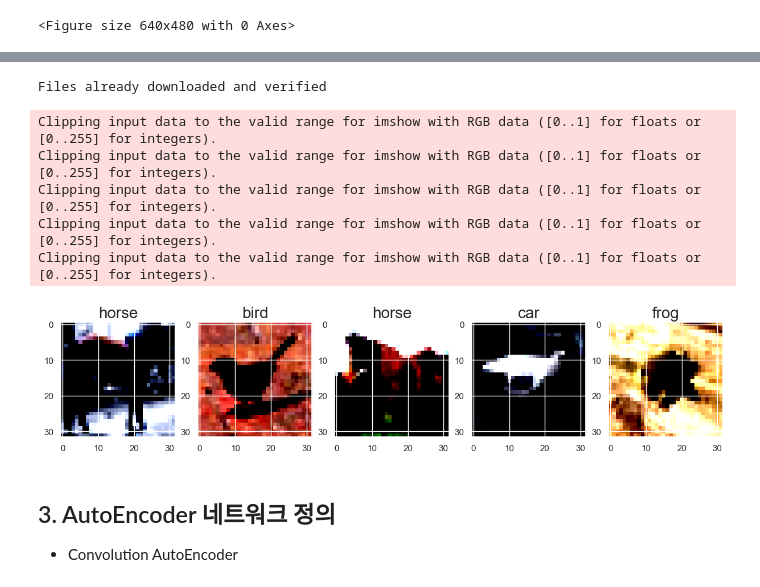
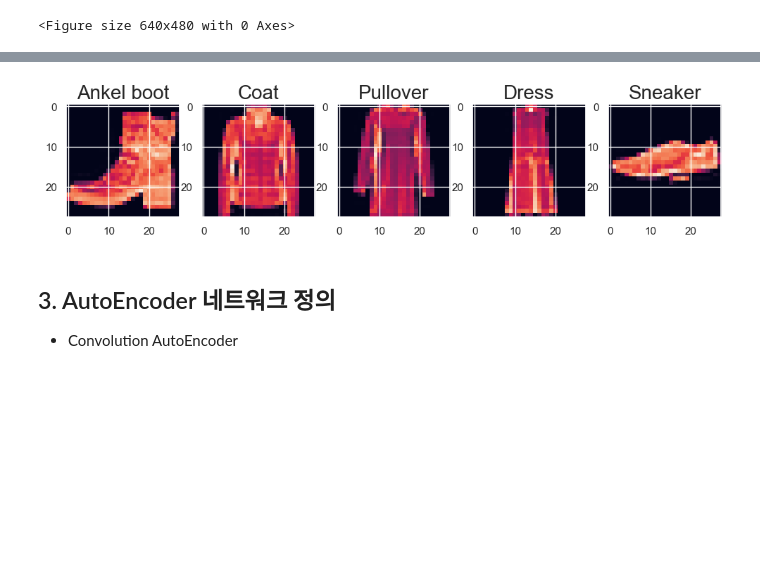
Before and after one commit to Im-JihyunKim/2023_LG_ES_SSL_1, a Jupyter notebook: 1_AutoEncoder.ipynb, the cells around one changed output, grey strips where cells are left out. Cells and saved outputs as stored; diff of their text form; code cells hidden in the pictures; blank space fills up the shorter version.

```diff
--- a/1_AutoEncoder.ipynb
+++ b/1_AutoEncoder.ipynb
@@ -34,17 +34,14 @@ import numpy as np
 
 import torch
 import torch.nn as nn
-import torch.nn.functional as F
 
-from torch.utils.data import Dataset, DataLoader, Subset  # Dataset과 dataloader를 기반으로 미니배치 학습, 데이터 셔플, 병렬 처리까지 간단하게 수행 가능하도록 지원
+from torch.utils.data import Dataset, DataLoader, Subset  # 미니배치 학습, 데이터 셔플, 병렬 처리까지 간단하게 수행 가능하도록 지원
 from torchvision.transforms import transforms
 from torchvision import transforms, datasets
 from sklearn.model_selection import train_test_split
 
 import matplotlib.pyplot as plt
 plt.set_cmap('cividis')
-import matplotlib
-matplotlib.rcParams['lines.linewidth'] = 2.0
 import seaborn as sns
 sns.set()
 
@@ -87,6 +88,6 @@ Image('/content/2023_LG_ES_SSL_1/image/cifar10.PNG') # colab 사용시
 # %%
 # Custom Dataset
-class CIFAR10Dataset(Dataset):
+class FashionMNISTDataset(Dataset):
     def __init__(self, data_dir:str):
         self.data_dir = data_dir
 
@@ -95,30 +96,19 @@ class CIFAR10Dataset(Dataset):
 
     # For Self-supervised Learning
     def get_pretrain_dataset(self):
-        pretrain_dataset = datasets.CIFAR10(self.data_dir,
+        pretrain_dataset = datasets.FashionMNIST(self.data_dir,
                                             train=True,  # train 여부
-                                            transform=transforms.Compose([
-                                                        transforms.ToTensor(),    # 이미지를 tensor 타입으로 바꾸어줌
-                                                        transforms.Normalize(      # 이미지 데이터 내의 값을 정규화 (역전파 단계에서 gradient 계산 시 데이터마다 유사한 범위의 값을 가지도록 하기 위함)
-                                                                mean=(0.4914, 0.4822, 0.4465),
-                                                                std=(0.2023, 0.1994, 0.2010))
-                                                                ]),
+                                            transform=transforms.ToTensor(),    # 이미지를 tensor 타입으로 바꾸어줌
                                             download=True)
         return pretrain_dataset
 
-
     # For Downstream task : 지도학습에 사용되는 데이터
     def get_dataset(self, mode:str='train'):
-        downstream_dataset = datasets.CIFAR10(self.data_dir,
+        downstream_dataset = datasets.FashionMNIST(self.data_dir,
                                              train=False,   # train 여부
-                                             transform=transforms.Compose([
-                                                        transforms.ToTensor(),    # 이미지를 tensor 타입으로 바꾸어줌
-                                                        transforms.Normalize(      # 이미지 데이터 내의 값을 정규화 (역전파 단계에서 gradient 계산 시 데이터마다 유사한 범위의 값을 가지도록 하기 위함)
-                                                                mean=(0.4914, 0.4822, 0.4465),
-                                                                std=(0.2023, 0.1994, 0.2010))
-                                                                ]),
+                                             transform=transforms.ToTensor(),    # 이미지를 tensor 타입으로 바꾸어줌
                                              download=True)
-        train_idx, test_idx = train_test_split(list(range(len(downstream_dataset))), test_size=0.2, random_state=2023)
+        train_idx, test_idx = train_test_split(list(range(len(downstream_dataset))), test_size=0.2, random_state=42)
 
         if mode == 'train':
             train_dataset = Subset(downstream_dataset, train_idx)  # 8,000개
@@ -135,35 +125,27 @@ class CIFAR10Dataset(Dataset):
 # %%
 data_dir = './data/'
 # data_dir = '/content/2023_LG_ES_SSL_1/data/'   # colab 사용 시
 
-Cifar10 = CIFAR10Dataset(data_dir)
-Cifar10_train = Cifar10.get_dataset()
-classes = ['plane', 'car', 'bird', 'cat', 'deer', 'dog', 'frog', 'horse', 'ship', 'truck']
+dataset = FashionMNISTDataset(data_dir)
+data = dataset.get_pretrain_dataset()
+classes = ['T-shirt/top', 'Trouser', 'Pullover', 'Dress', 'Coat', 'Sandal', 'Shirt', 'Sneaker', 'Bag', 'Ankel boot']  # 총 10개의 classes
 
 train_loader = DataLoader(
-        dataset=Cifar10_train,
+        dataset=data,
         batch_size=5,
-        shuffle=True,
-        num_workers=0,
-        drop_last=False)
+        shuffle=True)
 images, labels = next(iter(train_loader))
 
-fig = plt.figure(figsize=(15,3))
+fig = plt.figure(figsize=(12,3))
 for i, img, label in zip(range(5), images, labels):
     numpy_img = np.transpose(img.numpy(), (1, 2, 0))
     ax = fig.add_subplot(1, 5, i+1)
     ax.imshow(numpy_img)
     title = classes[int(label)]
     ax.set_title(title, fontsize=20)
 plt.show()
 # %% [output]
-Files already downloaded and verified
-Clipping input data to the valid range for imshow with RGB data ([0..1] for floats or [0..255] for integers).
-Clipping input data to the valid range for imshow with RGB data ([0..1] for floats or [0..255] for integers).
-Clipping input data to the valid range for imshow with RGB data ([0..1] for floats or [0..255] for integers).
-Clipping input data to the valid range for imshow with RGB data ([0..1] for floats or [0..255] for integers).
-Clipping input data to the valid range for imshow with RGB data ([0..1] for floats or [0..255] for integers).
-[figure, old version]
+[figure, new version]
 # %% [markdown]
 ## 3. AutoEncoder 네트워크 정의
 * Convolution AutoEncoder
```
Also changed, not shown: parts of 31 cells of this notebook, 13 other files.
